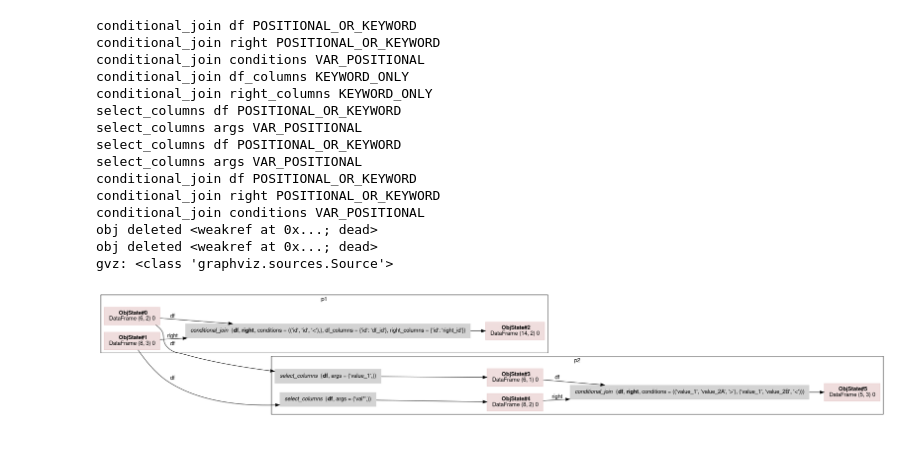
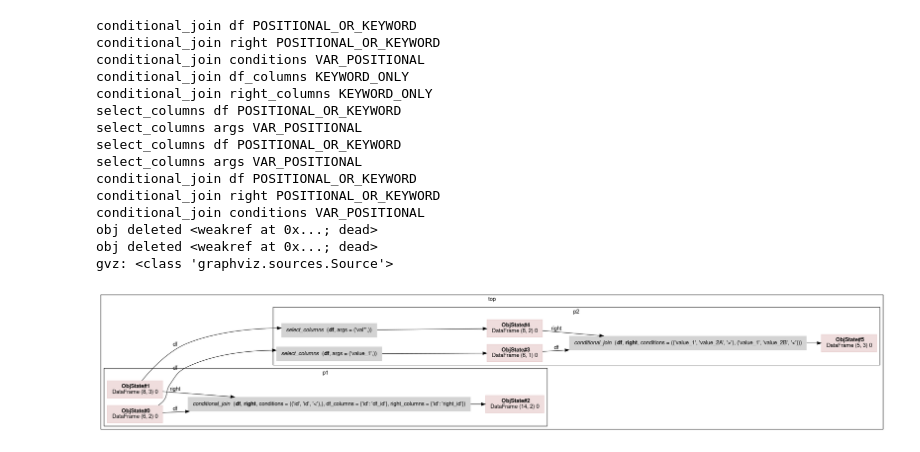
Before and after one commit to pyjanitor-devs/pyjviz, a Jupyter notebook: examples/notebooks/conditional-join-w-cmp.ipynb, the cells around one changed output. Saved outputs shown, nothing was run; the diff lists cells and outputs as text; code cells hidden in the pictures.

```diff
--- a/examples/notebooks/conditional-join-w-cmp.ipynb
+++ b/examples/notebooks/conditional-join-w-cmp.ipynb
@@ -8,36 +8,36 @@ df2 = pd.DataFrame({'id': [1,1,1,1,2,2,2,3],
                         'value_2A': [0,3,7,12,0,2,3,1],
                         'value_2B': [1,5,9,15,1,4,6,3]})
 
-if 1:
-#with pyjviz.CC("top") as C:
+#if 1:
+with pyjviz.CC("top") as C:
     with pyjviz.CC("p1") as p1:
         res1 = df1.conditional_join(df2,('id', 'id', "<"),
                                     df_columns = {'id':'df_id'},
                                     right_columns = {'id':'right_id'})
 
     with pyjviz.CC("p2"):
         res2 = df1.select_columns('value_1').conditional_join(
                                     df2.select_columns('val*'),
                                     ('value_1', 'value_2A', '>'),
                                     ('value_1', 'value_2B', '<'))
 pyjviz.show()
 # %% [output]
 conditional_join df POSITIONAL_OR_KEYWORD
 conditional_join right POSITIONAL_OR_KEYWORD
 conditional_join conditions VAR_POSITIONAL
 conditional_join df_columns KEYWORD_ONLY
 conditional_join right_columns KEYWORD_ONLY
 select_columns df POSITIONAL_OR_KEYWORD
 select_columns args VAR_POSITIONAL
 select_columns df POSITIONAL_OR_KEYWORD
 select_columns args VAR_POSITIONAL
 conditional_join df POSITIONAL_OR_KEYWORD
 conditional_join right POSITIONAL_OR_KEYWORD
 conditional_join conditions VAR_POSITIONAL
 obj deleted <weakref at 0x...; dead>
 obj deleted <weakref at 0x...; dead>
 gvz: <class 'graphviz.sources.Source'>
-[figure, old version]
+[figure, new version]
 # %%
 #print(pyjviz.triple_store.out_fd.getvalue()[:200])
 pyjviz.show(vertical=True)
```
Also changed, not shown: parts of 1 cell of this notebook, 10 other files.
